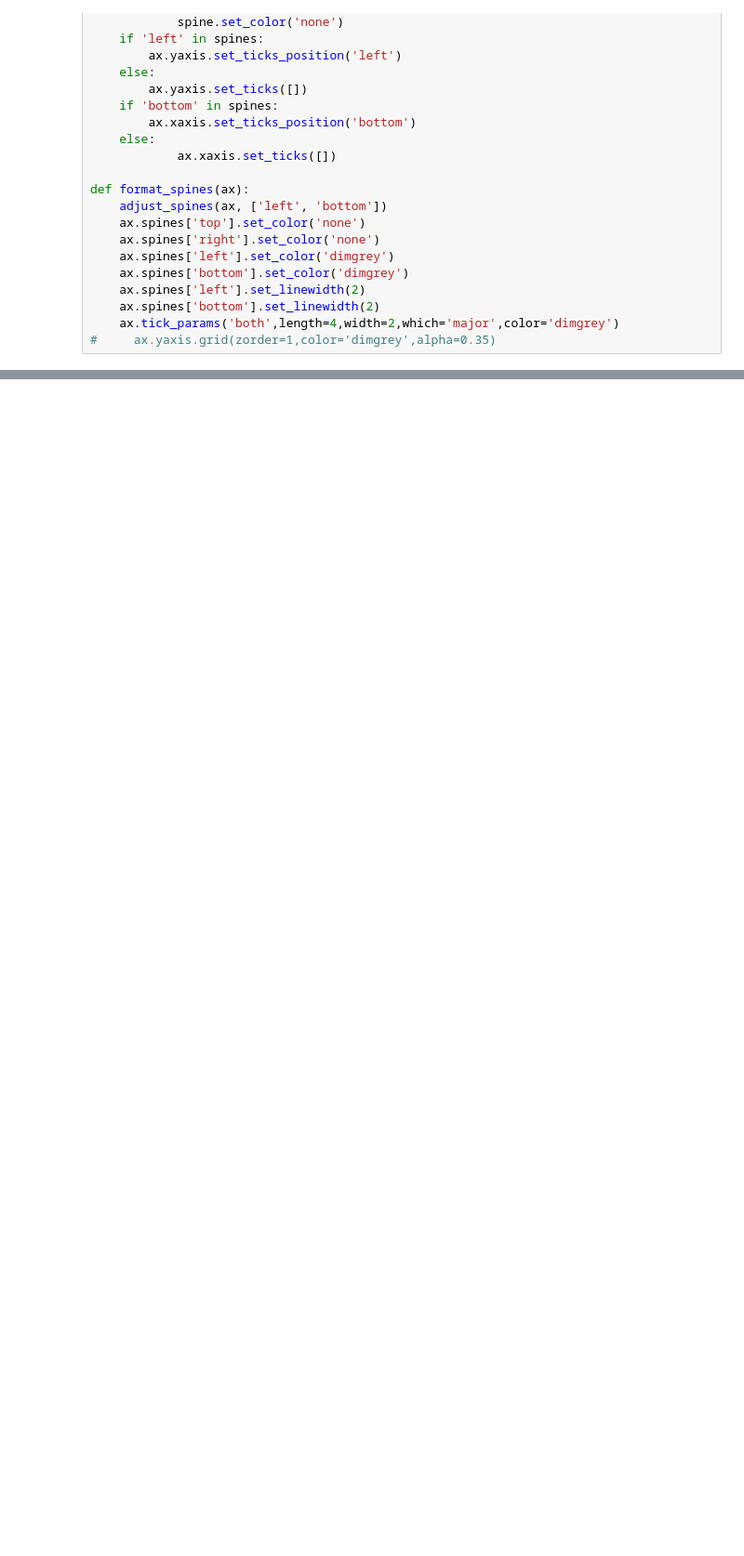
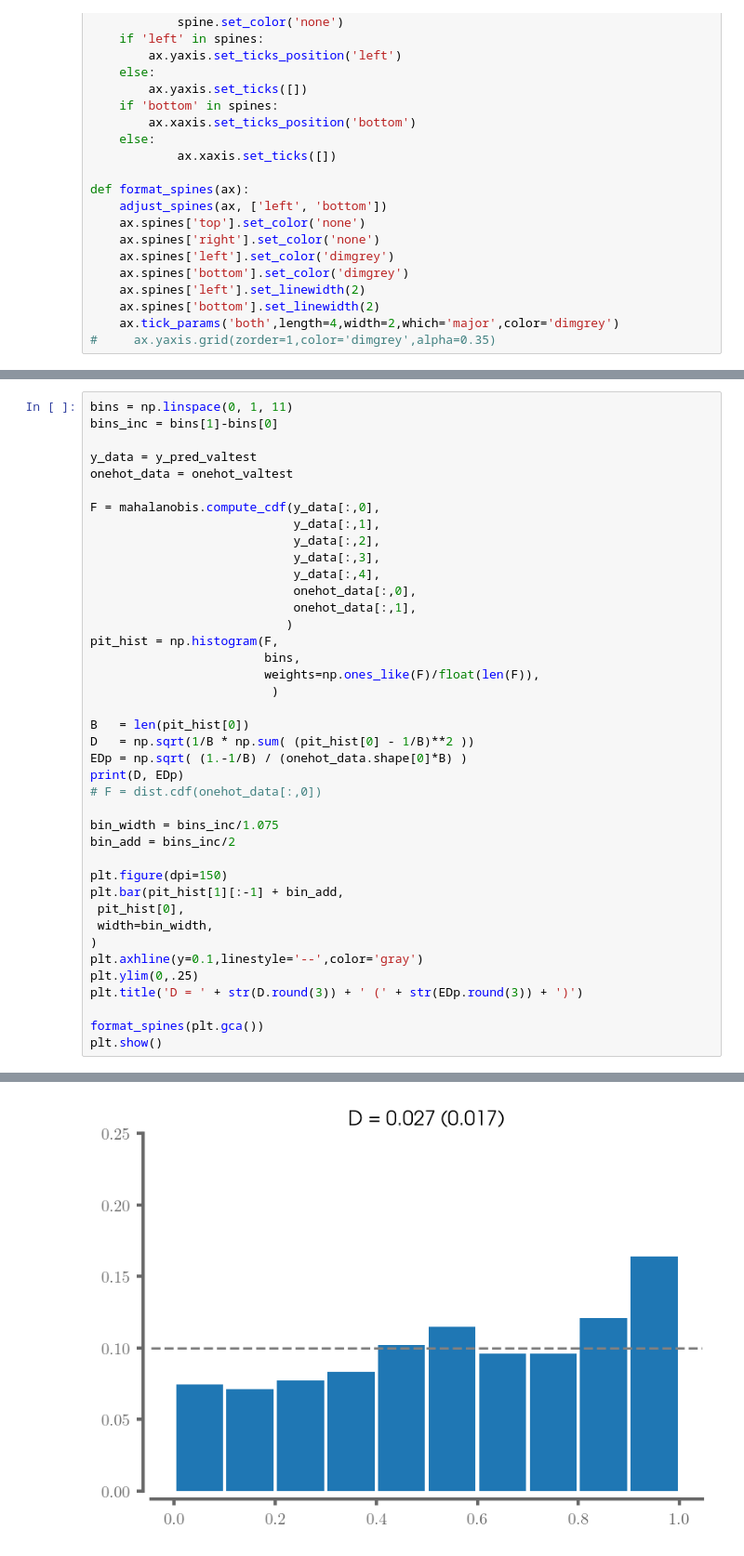
Before and after one commit to mafern/tcane_track, a Jupyter notebook: bivariate_normal/_plot_model_predictions.ipynb, the cells around one changed output, grey strips where cells are left out. Shown at 93% size. Cells and saved outputs as stored; diff of their text form; blank space fills up the shorter version.

```diff
--- a/bivariate_normal/_plot_model_predictions.ipynb
+++ b/bivariate_normal/_plot_model_predictions.ipynb
@@ -764,0 +209,41 @@ plt.show()
+# %%
+bins = np.linspace(0, 1, 11)
+bins_inc = bins[1]-bins[0]
+
+y_data = y_pred_valtest
+onehot_data = onehot_valtest
+
+F = mahalanobis.compute_cdf(y_data[:,0],
+                            y_data[:,1],
+                            y_data[:,2],
+                            y_data[:,3],
+                            y_data[:,4],
+                            onehot_data[:,0],
+                            onehot_data[:,1],
+                           )
+pit_hist = np.histogram(F,
+                        bins,
+                        weights=np.ones_like(F)/float(len(F)),
+                         )
+
+B   = len(pit_hist[0])
+D   = np.sqrt(1/B * np.sum( (pit_hist[0] - 1/B)**2 ))
+EDp = np.sqrt( (1.-1/B) / (onehot_data.shape[0]*B) )
+print(D, EDp)
+# F = dist.cdf(onehot_data[:,0])
+
+bin_width = bins_inc/1.075
+bin_add = bins_inc/2
+
+plt.figure(dpi=150)
+plt.bar(pit_hist[1][:-1] + bin_add,
+ pit_hist[0],
+ width=bin_width,
+)
+plt.axhline(y=0.1,linestyle='--',color='gray')
+plt.ylim(0,.25)
+plt.title('D = ' + str(D.round(3)) + ' (' + str(EDp.round(3)) + ')')
+
+format_spines(plt.gca())
+plt.show()
+# %% [output]
@@ -764,0 +251 @@ plt.show()
+[figure, added]
```
Also changed, not shown: parts of 26 cells of this notebook, 2 other files.
